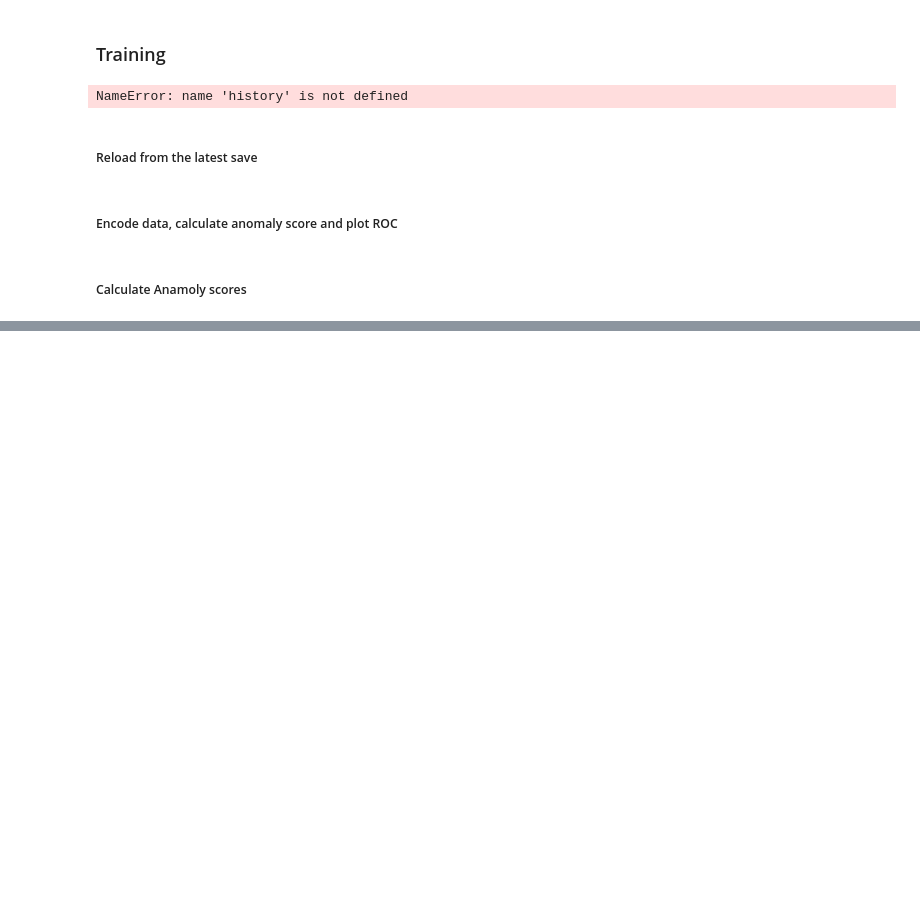
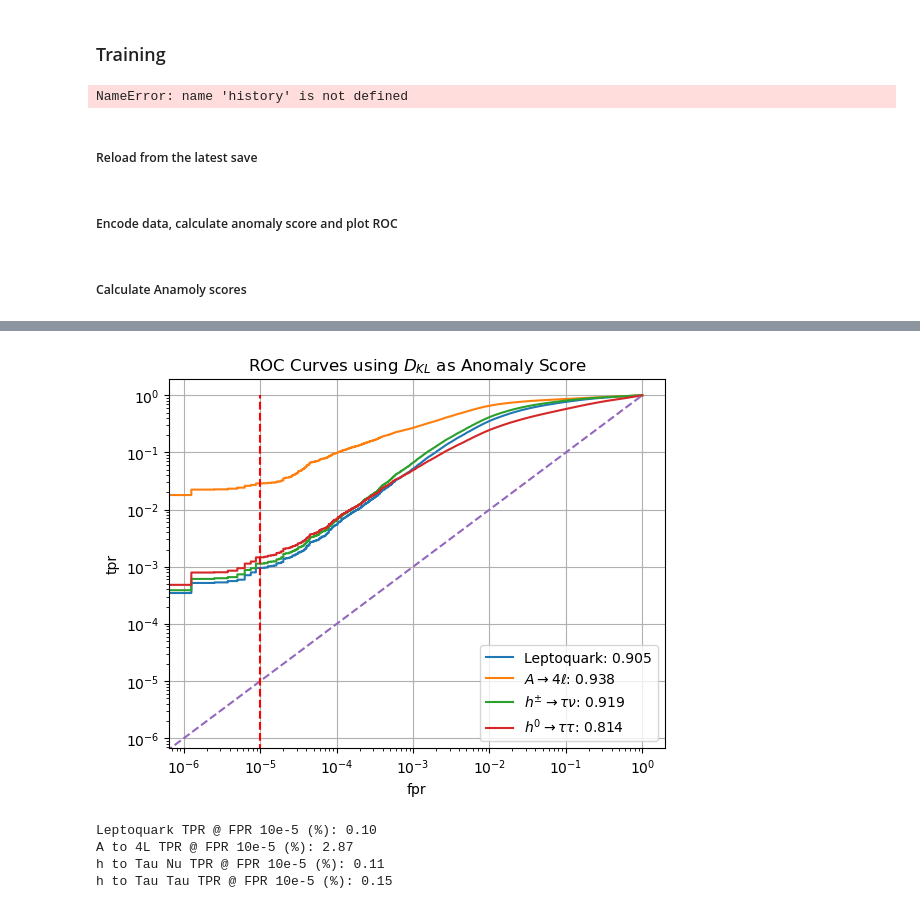
Before and after one commit to jnamador/vae_fs, a Jupyter notebook: vaes/vae0.ipynb, the cells around one changed output, grey strips where cells are left out. Saved outputs shown, nothing was run; the diff lists cells and outputs as text; code cells hidden in the pictures; blank space fills up the shorter version.

```diff
--- a/vaes/vae0.ipynb
+++ b/vaes/vae0.ipynb
@@ -554,3 +554,7 @@ def plot_rocs(truths, scores, fig_title):
 
     for sig_nam, tpr in zip(signal_names_hum, tpr_at_target):
         print(sig_nam + " TPR @ FPR 10e-5 (%): " + f"{tpr*100:.2f}")
+# %%
+t, s = get_truth_and_scores(just_enc, AD_score_KL)
+plot_rocs(t, s, "ROC Curves using $D_{KL}$ as Anomaly Score")
+# %% [output]
@@ -556,0 +573,5 @@ def plot_rocs(truths, scores, fig_title):
+[figure, added]
+Leptoquark TPR @ FPR 10e-5 (%): 0.10
+A to 4L TPR @ FPR 10e-5 (%): 2.87
+h to Tau Nu TPR @ FPR 10e-5 (%): 0.11
+h to Tau Tau TPR @ FPR 10e-5 (%): 0.15
```
Also changed, not shown: parts of 4 cells of this notebook.
